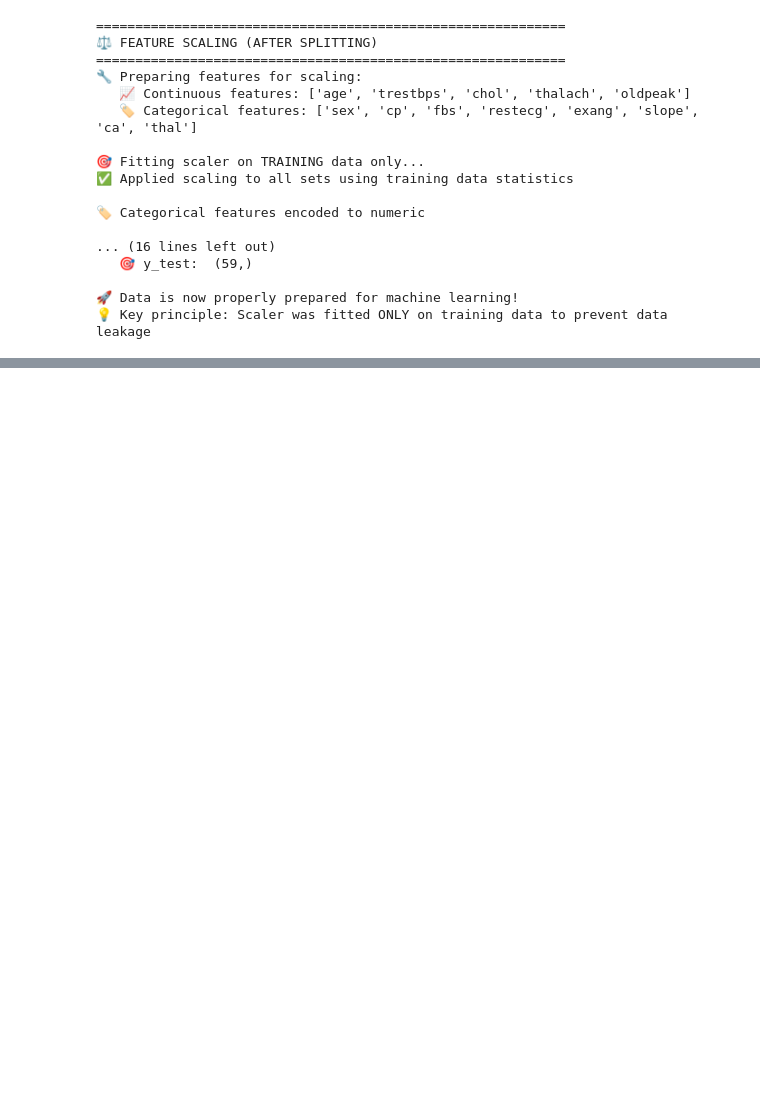
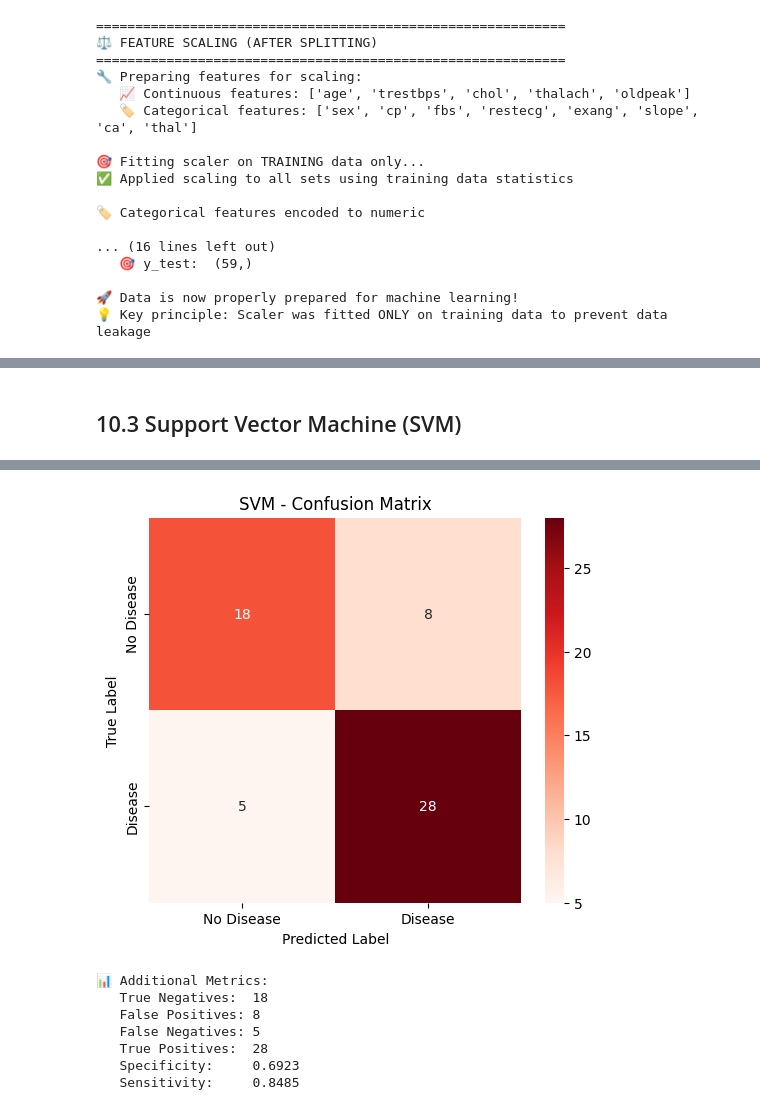
Before and after one commit to ahmedaymanali03/heart-disease-prediction, a Jupyter notebook: heart-disease-prediction-final.ipynb, the cells around one changed output, grey strips where cells are left out. Saved outputs shown, nothing was run; the diff lists cells and outputs as text; code cells hidden in the pictures; blank space fills up the shorter version.

```diff
--- a/heart-disease-prediction-final.ipynb
+++ b/heart-disease-prediction-final.ipynb
@@ -1014,0 +1271,65 @@ print(f"💡 Key principle: Scaler was fitted ONLY on training data to prevent d
+# %% [markdown]
+## 10.3 Support Vector Machine (SVM)
+# %%
+# Model 3: Support Vector Machine (SVM)
+print("=" * 60)
+print("⚡ MODEL 3: SUPPORT VECTOR MACHINE")
+print("=" * 60)
+
+# Initialize and train SVM
+start_time = time.time()
+svm_model = SVC(kernel='rbf', random_state=42, probability=True)
+svm_model.fit(X_train_scaled, y_train)
+
+# Make predictions
+y_train_pred_svm = svm_model.predict(X_train_scaled)
+y_val_pred_svm = svm_model.predict(X_val_scaled)
+y_test_pred_svm = svm_model.predict(X_test_scaled)
+
+# Get prediction probabilities
+y_train_proba_svm = svm_model.predict_proba(X_train_scaled)[:, 1]
+y_val_proba_svm = svm_model.predict_proba(X_val_scaled)[:, 1]
+y_test_proba_svm = svm_model.predict_proba(X_test_scaled)[:, 1]
+
+training_time_svm = time.time() - start_time
+
+# Calculate metrics for SVM
+print("⚡ SVM Results:")
+svm_train_metrics = calculate_metrics(y_train, y_train_pred_svm, y_train_proba_svm, "Training")
+svm_val_metrics = calculate_metrics(y_val, y_val_pred_svm, y_val_proba_svm, "Validation")
+svm_test_metrics = calculate_metrics(y_test, y_test_pred_svm, y_test_proba_svm, "Test")
+
+print(f"\n⏱️ Training Time: {training_time_svm:.4f} seconds")
+
+# Cross-validation
+cv_scores_svm = cross_val_score(svm_model, X_train_scaled, y_train, cv=5, scoring='accuracy')
+print(f"🔄 5-Fold CV Accuracy: {cv_scores_svm.mean():.4f} (±{cv_scores_svm.std()*2:.4f})")
+
+# Model 3: SVM - Confusion Matrix
+print("\n🎯 Confusion Matrix Analysis:")
+cm_svm = confusion_matrix(y_test, y_test_pred_svm)
+print("Confusion Matrix:")
+print(cm_svm)
+
+# Plot confusion matrix
+plt.figure(figsize=(6, 5))
+sns.heatmap(cm_svm, annot=True, fmt='d', cmap='Reds',
+            xticklabels=['No Disease', 'Disease'],
+            yticklabels=['No Disease', 'Disease'])
+plt.title('SVM - Confusion Matrix')
+plt.ylabel('True Label')
+plt.xlabel('Predicted Label')
+plt.show()
+
+# Calculate additional metrics from confusion matrix
+tn, fp, fn, tp = cm_svm.ravel()
+specificity = tn / (tn + fp)
+sensitivity = tp / (tp + fn)
+print(f"📊 Additional Metrics:")
+print(f"   True Negatives:  {tn}")
+print(f"   False Positives: {fp}")
+print(f"   False Negatives: {fn}")
+print(f"   True Positives:  {tp}")
+print(f"   Specificity:     {specificity:.4f}")
+print(f"   Sensitivity:     {sensitivity:.4f}")
+# %% [output]
@@ -1014,0 +1353,8 @@ print(f"💡 Key principle: Scaler was fitted ONLY on training data to prevent d
+[figure, added]
+📊 Additional Metrics:
+   True Negatives:  18
+   False Positives: 8
+   False Negatives: 5
+   True Positives:  28
+   Specificity:     0.6923
+   Sensitivity:     0.8485
```
Also changed, not shown: parts of 24 cells of this notebook.
